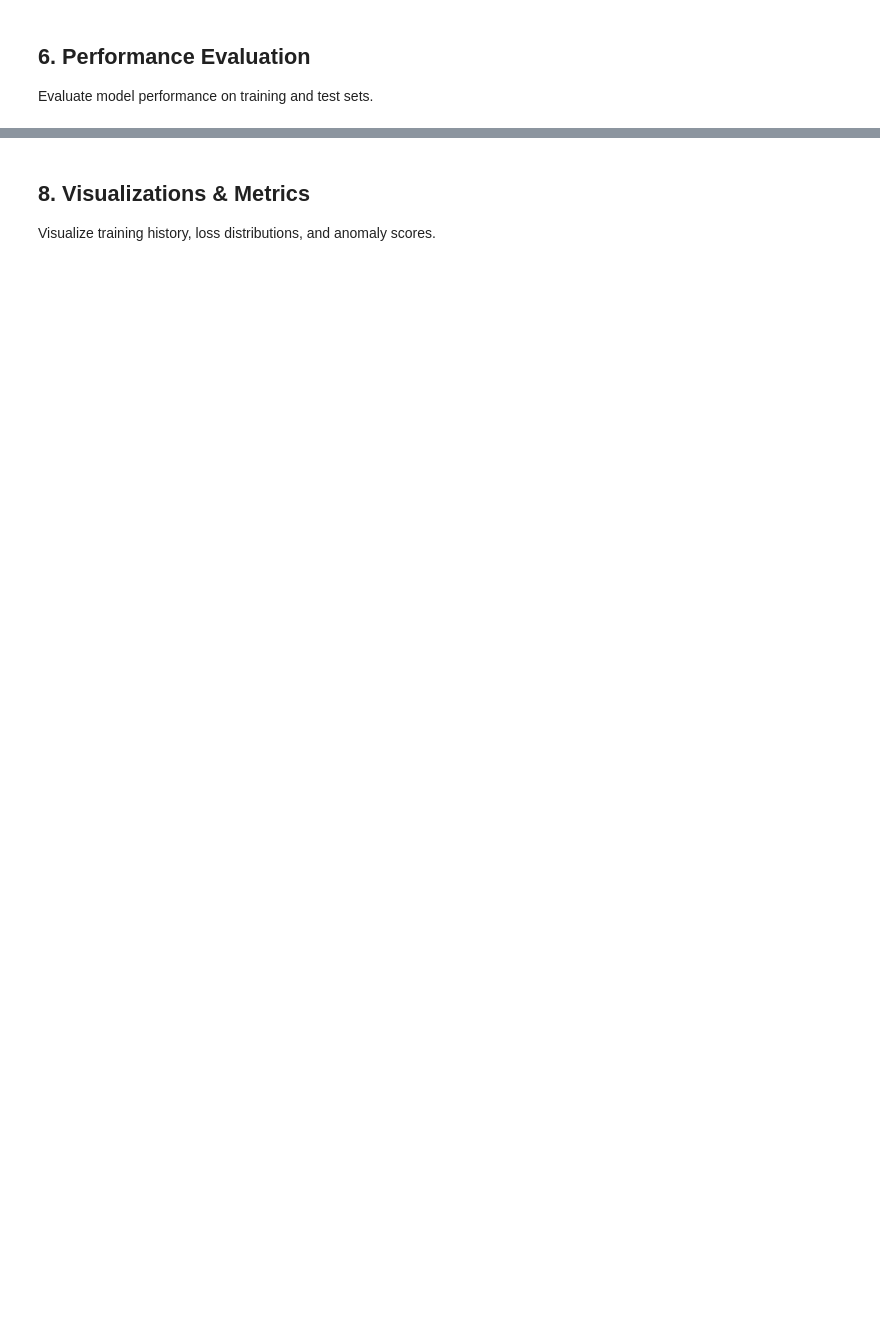
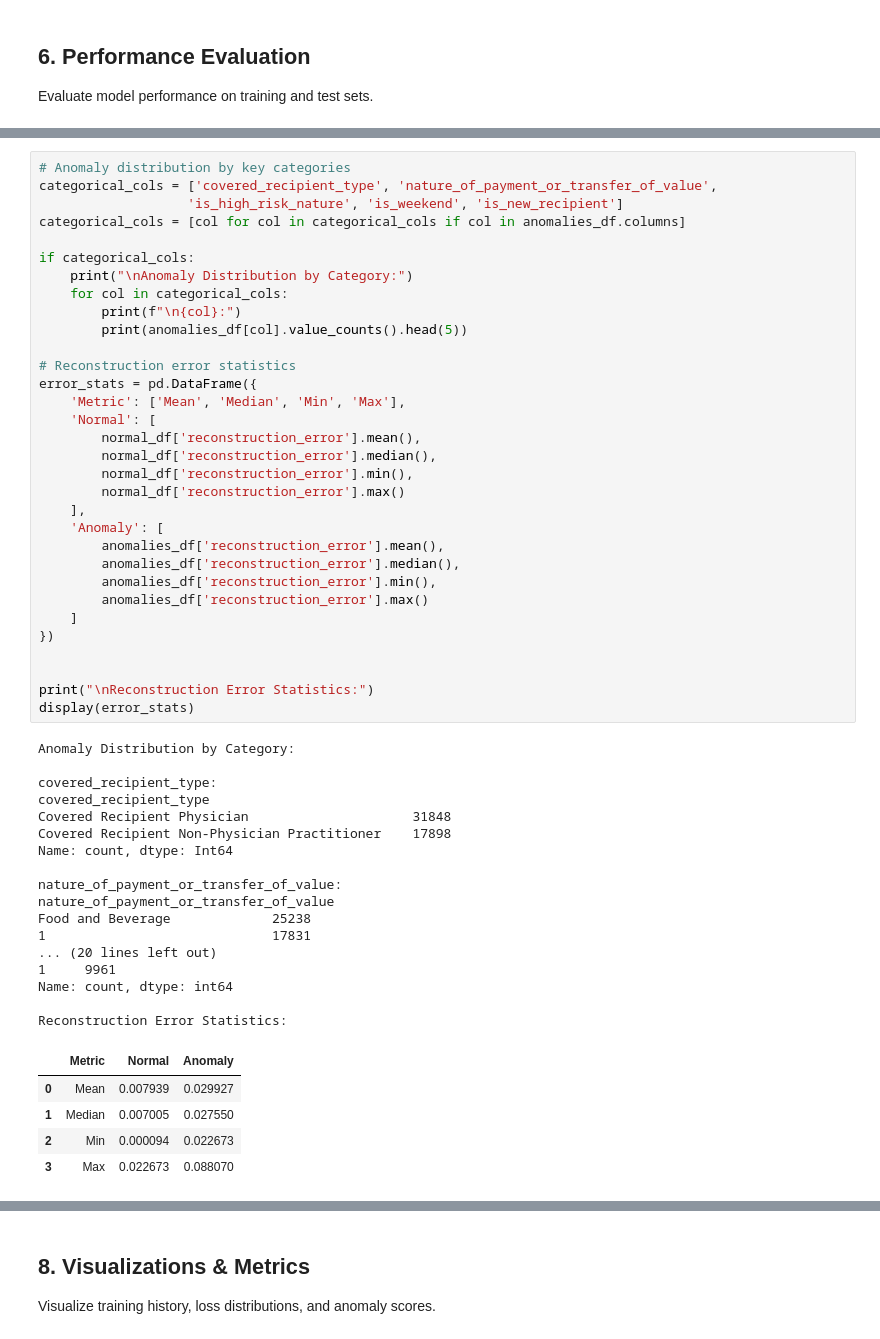
Before and after one commit to swapnilprakashpatil/aai540_3proj, a Jupyter notebook: notebooks/04_autoencoder_anomaly_detection.ipynb, the cells around one changed output, grey strips where cells are left out. Cells and saved outputs as stored; diff of their text form; blank space fills up the shorter version.

```diff
--- a/notebooks/04_autoencoder_anomaly_detection.ipynb
+++ b/notebooks/04_autoencoder_anomaly_detection.ipynb
@@ -218,0 +344,55 @@ print(f"Score: Mean={all_reconstruction_errors.mean():.6f} | Median={np.median(a
+# %%
+# Anomaly distribution by key categories
+categorical_cols = ['covered_recipient_type', 'nature_of_payment_or_transfer_of_value',
+                   'is_high_risk_nature', 'is_weekend', 'is_new_recipient']
+categorical_cols = [col for col in categorical_cols if col in anomalies_df.columns]
+
+if categorical_cols:
+    print("\nAnomaly Distribution by Category:")
+    for col in categorical_cols:
+        print(f"\n{col}:")
+        print(anomalies_df[col].value_counts().head(5))
+
+# Reconstruction error statistics
+error_stats = pd.DataFrame({
+    'Metric': ['Mean', 'Median', 'Min', 'Max'],
+    'Normal': [
+        normal_df['reconstruction_error'].mean(),
+        normal_df['reconstruction_error'].median(),
+        normal_df['reconstruction_error'].min(),
+        normal_df['reconstruction_error'].max()
+    ],
+    'Anomaly': [
+        anomalies_df['reconstruction_error'].mean(),
+        anomalies_df['reconstruction_error'].median(),
+        anomalies_df['reconstruction_error'].min(),
+        anomalies_df['reconstruction_error'].max()
+    ]
+})
+
+
+print("\nReconstruction Error Statistics:")
+display(error_stats)
+# %% [output]
+Anomaly Distribution by Category:
+
+covered_recipient_type:
+covered_recipient_type
+Covered Recipient Physician                     31848
+Covered Recipient Non-Physician Practitioner    17898
+Name: count, dtype: Int64
+
+nature_of_payment_or_transfer_of_value:
+nature_of_payment_or_transfer_of_value
+Food and Beverage             25238
+1                             17831
+... (20 lines left out)
+1     9961
+Name: count, dtype: int64
+
+Reconstruction Error Statistics:
+|  | Metric | Normal | Anomaly |
+| 0 | Mean | 0.007939 | 0.029927 |
+| 1 | Median | 0.007005 | 0.027550 |
+| 2 | Min | 0.000094 | 0.022673 |
+| 3 | Max | 0.022673 | 0.088070 |
```
Also changed, not shown: parts of 22 cells of this notebook, 3 other files.
